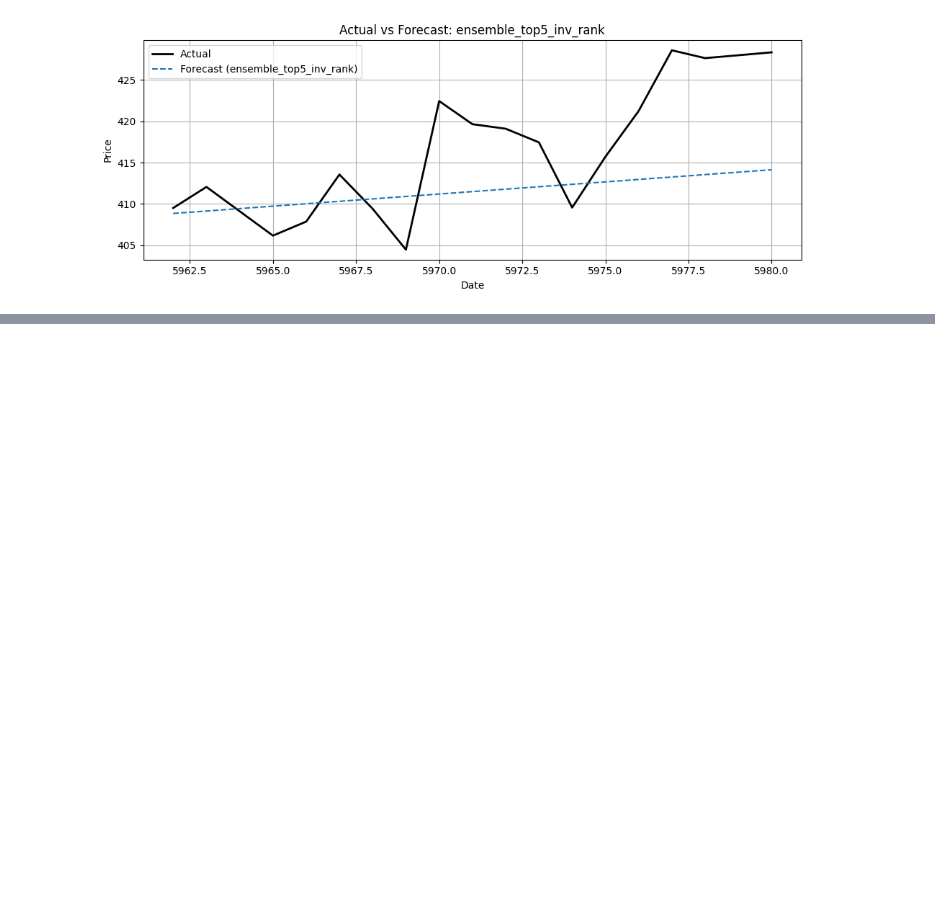
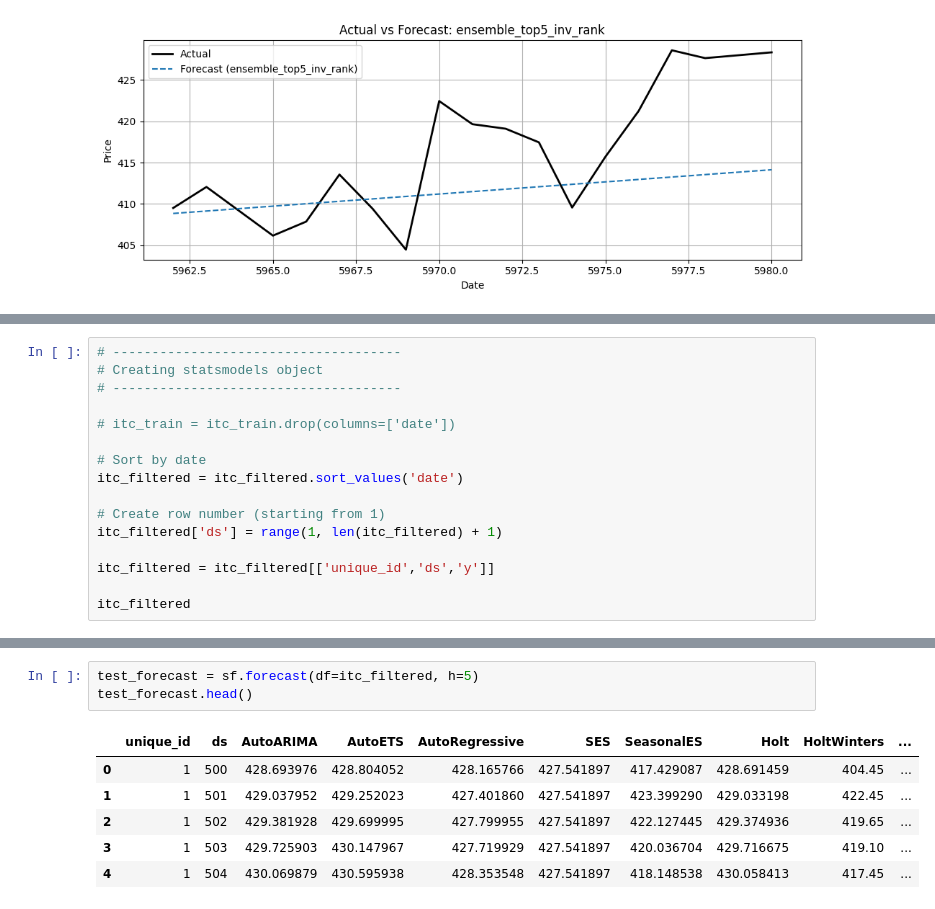
Before and after one commit to Vrunda-Kulkarni/Stock_Price_Prediction, a Jupyter notebook: 02_statsforecast.ipynb, the cells around one changed output, grey strips where cells are left out. Drawn from its saved outputs; the diff is of its cells as text; blank space fills up the shorter version.

Commit message:
generated base model forecasts for test set.

```diff
--- a/02_statsforecast.ipynb
+++ b/02_statsforecast.ipynb
@@ -548,0 +569,16 @@ for model_name, forecast in ensemble_forecasts.items():
+# %%
+# -------------------------------------
+# Creating statsmodels object
+# -------------------------------------
+
+# itc_train = itc_train.drop(columns=['date'])
+
+# Sort by date
+itc_filtered = itc_filtered.sort_values('date')
+
+# Create row number (starting from 1)
+itc_filtered['ds'] = range(1, len(itc_filtered) + 1)
+
+itc_filtered = itc_filtered[['unique_id','ds','y']]
+
+itc_filtered
@@ -548,0 +599,10 @@ for model_name, forecast in ensemble_forecasts.items():
+# %%
+test_forecast = sf.forecast(df=itc_filtered, h=5)
+test_forecast.head()
+# %% [output]
+|  | unique_id | ds | AutoARIMA | AutoETS | AutoRegressive | SES | SeasonalES | Holt | HoltWinters | ... |
+| 0 | 1 | 500 | 428.693976 | 428.804052 | 428.165766 | 427.541897 | 417.429087 | 428.691459 | 404.45 | ... |
+| 1 | 1 | 501 | 429.037952 | 429.252023 | 427.401860 | 427.541897 | 423.399290 | 429.033198 | 422.45 | ... |
+| 2 | 1 | 502 | 429.381928 | 429.699995 | 427.799955 | 427.541897 | 422.127445 | 429.374936 | 419.65 | ... |
+| 3 | 1 | 503 | 429.725903 | 430.147967 | 427.719929 | 427.541897 | 420.036704 | 429.716675 | 419.10 | ... |
+| 4 | 1 | 504 | 430.069879 | 430.595938 | 428.353548 | 427.541897 | 418.148538 | 430.058413 | 417.45 | ... |
```
Also changed, not shown: parts of 3 cells of this notebook.
